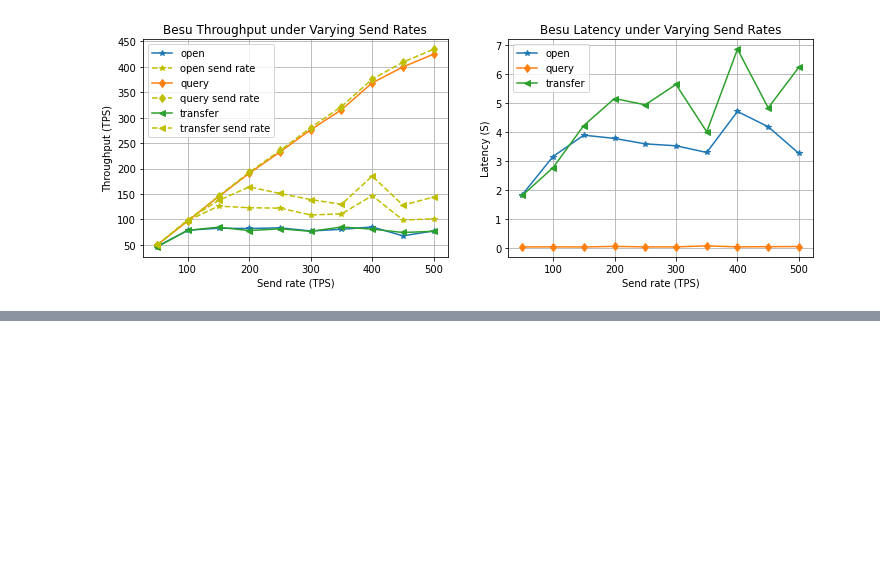
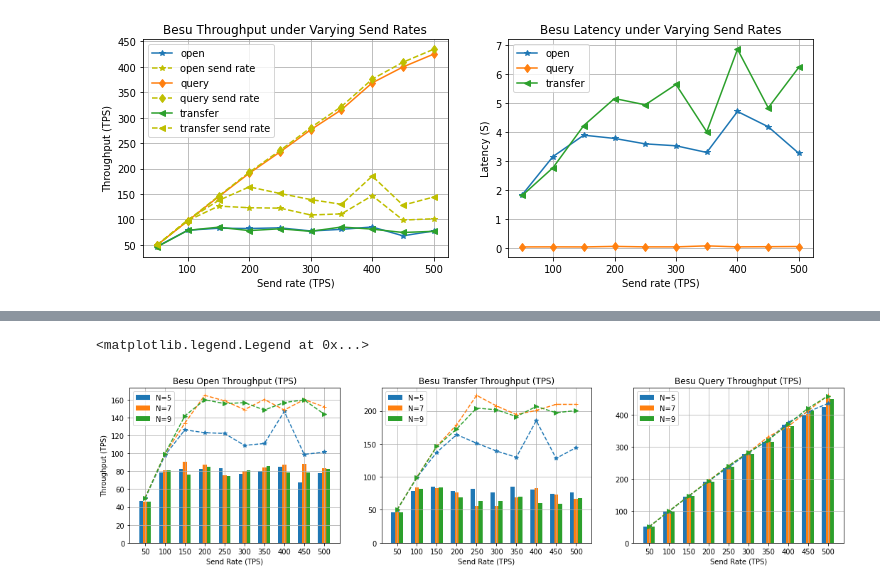
Before and after one commit to CaixiangFan/besu-benchmark, a Jupyter notebook: src/data_process.ipynb, the cells around one changed output, grey strips where cells are left out. Saved outputs shown, nothing was run; the diff lists cells and outputs as text; code cells hidden in the pictures; blank space fills up the shorter version.

```diff
--- a/src/data_process.ipynb
+++ b/src/data_process.ipynb
@@ -363,0 +483,62 @@ plot_perf(df_res)
+# %%
+paths = ['../caliper-benchmarks/reports/20220209-115312-cc-5',
+        '../caliper-benchmarks/reports/20220211-223944-cc-7',
+        '../caliper-benchmarks/reports/20220212-130711-cc-9']
+sendrates = np.arange(50,550,50)
+dfs = [get_res_df(path, sendrates) for path in paths]
+df_res_1, df_res_2, df_res_3 = dfs[0], dfs[1], dfs[2]
+
+metrics = ['Throughput (TPS)', 'Avg Latency (s)', 'Send Rate (TPS)']
+txTypes = ['open', 'query', 'transfer']
+labels = ['N=5', 'N=7', 'N=9']
+
+openTPS_1 = df_res_1[df_res_1.index=='open']['Throughput (TPS)'].values
+openTPS_2 = df_res_2[df_res_2.index=='open']['Throughput (TPS)'].values
+openTPS_3 = df_res_3[df_res_3.index=='open']['Throughput (TPS)'].values
+queryTPS_1 = df_res_1[df_res_1.index=='query']['Throughput (TPS)'].values
+queryTPS_2 = df_res_2[df_res_2.index=='query']['Throughput (TPS)'].values
+queryTPS_3 = df_res_3[df_res_3.index=='query']['Throughput (TPS)'].values
+transferTPS_1 = df_res_1[df_res_1.index=='transfer']['Throughput (TPS)'].values
+transferTPS_2 = df_res_2[df_res_2.index=='transfer']['Throughput (TPS)'].values
+transferTPS_3 = df_res_3[df_res_3.index=='transfer']['Throughput (TPS)'].values
+
+fig, axs = plt.subplots(figsize=(18,4), ncols=3, nrows=1)
+X_axis = np.arange(len(sendrates))
+X_labels = [50 * (x+1) for x in X_axis]
+
+axs[0].plot(X_axis, df_res_1[df_res_1.index==txTypes[0]][metrics[2]].values, '--', marker='*')
+axs[0].plot(X_axis, df_res_2[df_res_2.index==txTypes[0]][metrics[2]].values, '--', marker='+')
+axs[0].plot(X_axis, df_res_3[df_res_3.index==txTypes[0]][metrics[2]].values, '--', marker='>')
+axs[0].bar(X_axis - 0.2, openTPS_1, 0.2, label=labels[0])
+axs[0].bar(X_axis, openTPS_2, 0.2, label=labels[1])
+axs[0].bar(X_axis + 0.2, openTPS_3, 0.2, label=labels[2])
+axs[0].set_xticks(X_axis)
+axs[0].set(title='Besu Open Throughput (TPS)', xlabel='Send Rate (TPS)',
+        ylabel='Throughput (TPS)', xticklabels=X_labels)
+axs[0].grid()
+axs[0].legend(loc='upper left')
+
+axs[1].plot(X_axis, df_res_1[df_res_1.index==txTypes[2]][metrics[2]].values, '--', marker='*')
+axs[1].plot(X_axis, df_res_2[df_res_2.index==txTypes[2]][metrics[2]].values, '--', marker='+')
+axs[1].plot(X_axis, df_res_3[df_res_3.index==txTypes[2]][metrics[2]].values, '--', marker='>')
+axs[1].bar(X_axis - 0.2, transferTPS_1, 0.2, label=labels[0])
+axs[1].bar(X_axis, transferTPS_2, 0.2, label=labels[1])
+axs[1].bar(X_axis + 0.2, transferTPS_3, 0.2, label=labels[2])
+axs[1].set_xticks(X_axis)
+axs[1].set(title='Besu Transfer Throughput (TPS)', xlabel='Send Rate (TPS)', xticklabels=X_labels)
+axs[1].grid()
+axs[1].legend(loc='upper left')
+
+axs[2].plot(X_axis, df_res_1[df_res_1.index==txTypes[1]][metrics[2]].values, '--', marker='*')
+axs[2].plot(X_axis, df_res_2[df_res_2.index==txTypes[1]][metrics[2]].values, '--', marker='+')
+axs[2].plot(X_axis, df_res_3[df_res_3.index==txTypes[1]][metrics[2]].values, '--', marker='>')
+axs[2].bar(X_axis - 0.2, queryTPS_1, 0.2, label=labels[0])
+axs[2].bar(X_axis, queryTPS_2, 0.2, label=labels[1])
+axs[2].bar(X_axis + 0.2, queryTPS_3, 0.2, label=labels[2])
+axs[2].set_xticks(X_axis)
+axs[2].set(title='Besu Query Throughput (TPS)', xlabel='Send Rate (TPS)', xticklabels=X_labels)
+axs[2].grid()
+axs[2].legend(loc='upper left')
+# %% [output]
+<matplotlib.legend.Legend at 0x...>
+[figure, added]
```
Also changed, not shown: parts of 3 cells of this notebook, 9 other files.
